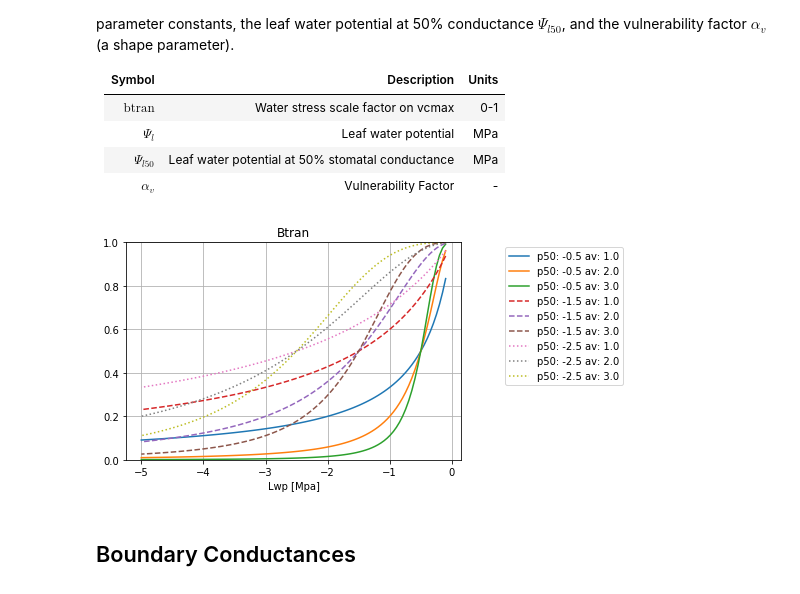
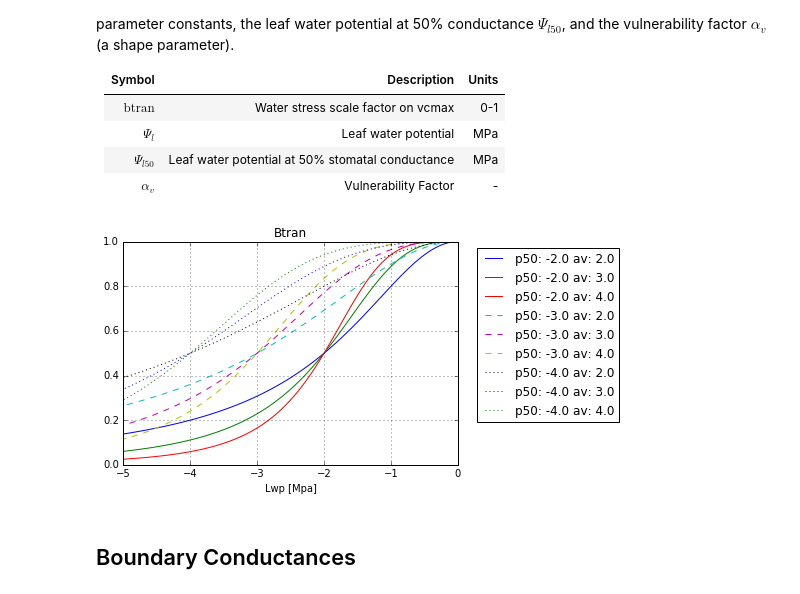
Before and after one commit to rgknox/FatesHydroFunctionTests, a Jupyter notebook: BtranUTest.ipynb, the cells around one changed output. Saved outputs shown, nothing was run; the diff lists cells and outputs as text; code cells hidden in the pictures.

```diff
--- a/BtranUTest.ipynb
+++ b/BtranUTest.ipynb
@@ -34,35 +34,35 @@ Here, the $btran$ is determined by the prognostic state of leaf water potential
 # %%
 import numpy as np
 import matplotlib as mpl
 import matplotlib.pyplot as plt
 import os
 import conda
 
 lwp   = np.linspace(-0.1,-5,100)
 btran = np.array(np.shape(lwp))
 
-lwp_50 = [-0.5, -1.5, -2.5]
+lwp_50 = [-2.0, -3.0, -4.0]
 lwp50_sym = ['-','--',':']
 
-a_v = [1.0,2.0,3.0]
+a_v = [2.0,3.0,4.0]
 av_co = []
 
 fig1 = plt.figure()
 plt.title('Btran')
 plt.xlabel('Lwp [Mpa]')
 
 for i50,p50 in enumerate(lwp_50):
     symb = lwp50_sym[i50]
     for iav,pav in enumerate(a_v):
         lab   = 'p50: {} av: {}'.format(p50,pav)
         btran = (1.0 + (lwp/p50)**pav )**(-1.0)
 
         plt.plot(lwp,btran,linestyle=symb,label=lab)
 
 plt.ylim(0,1)
 plt.legend(loc='upper right',bbox_to_anchor=(1.5, 1.0))
 plt.grid()
 # %% [output]
-[figure, old version]
+[figure, new version]
 # %% [markdown]
 ## Boundary Conductances
```
